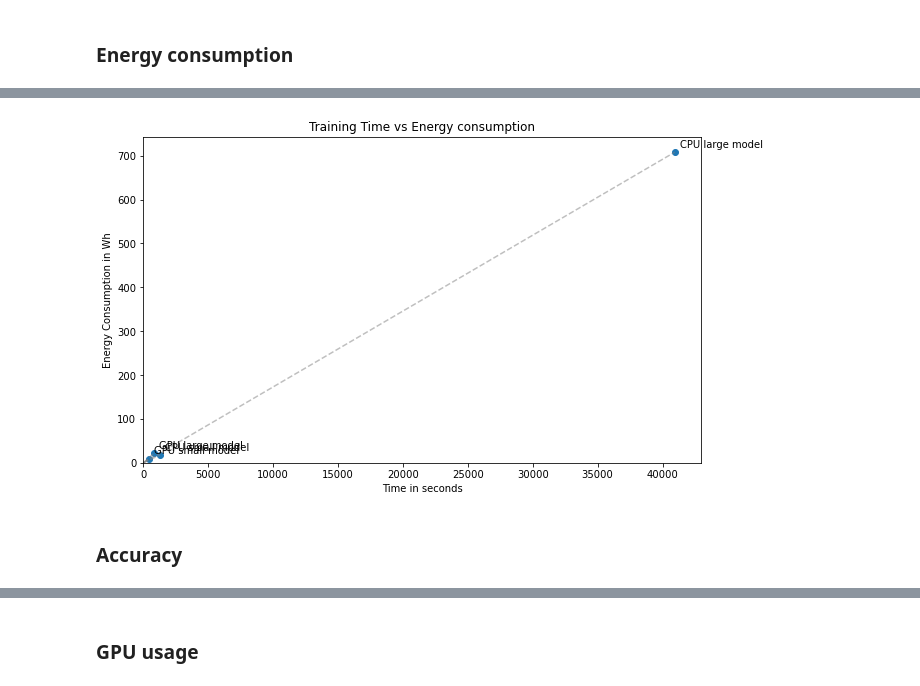
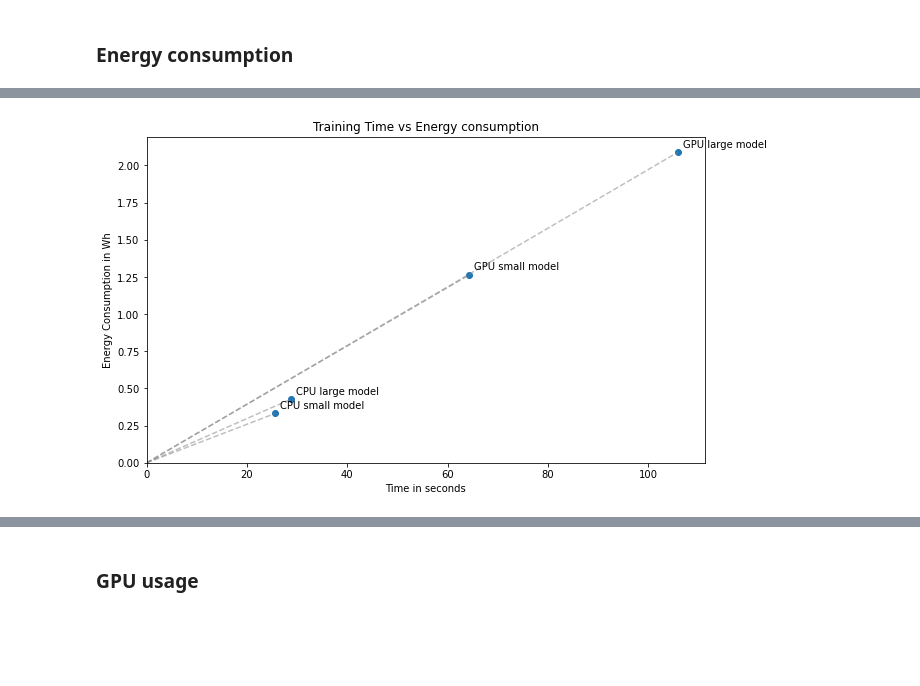
Before and after one commit to hanssssssssssssss/poet_ml_framework_tests, a Jupyter notebook: process_output/process_output_data.ipynb, the cells around one changed output, grey strips where cells are left out. Cells and saved outputs as stored; diff of their text form; code cells hidden in the pictures; blank space fills up the shorter version.

```diff
--- a/process_output/process_output_data.ipynb
+++ b/process_output/process_output_data.ipynb
@@ -277,7 +273,7 @@ for key, item in training_experiments_GPU.items():
     if stop:
         stop_index = int(stop / (sleep_interval/1000))
     gpu_usage = item["GPU_usage"][start_time:stop_index:every_nth_measurement]
-    label = f"{item['device']}-{item['model']}"
+    label = f"{item['device']} {item['model']} model"
     measured_timesteps = (len(gpu_usage) * every_nth_measurement)
     x_ticks = np.arange(int(start_time or 0), int(start_time or 0) + measured_timesteps) * (sleep_interval/1000)
     x_ticks = x_ticks[::every_nth_measurement]
@@ -329,7 +322,7 @@ def get_model_size(model_string):
 fig, ax = plt.subplots(figsize=(10, 6))
 
 categories = ["load_data", "setup","process_data"]
-n = len(training_experiments)
+n = len(inference_experiments)
 ind = range(n)
 bars = [0] * n
 
@@ -342,9 +335,9 @@ ax.set_ylabel("Time in seconds")
 ax.set_title("Total training duration")
 ax.set_xticks(ind)
 
-#x_labels = [f"{d['device']} {get_model_size(d['model'])} model" for d in inference_experiments.values()]
-#ax.set_xticklabels(x_labels)
-#ax.legend()
+x_labels = [f"{d['device']} {get_model_size(d['model'])} model" for d in inference_experiments.values()]
+ax.set_xticklabels(x_labels)
+ax.legend()
 
 # Add value labels on the bars
 for i, total in enumerate(bars):
@@ -358,7 +350,7 @@ ValueError: shape mismatch: objects cannot be broadcast to a single shape
 # %%
 # Prepare data for plotting
 categories = ["load_data", "setup","process_data"]
-n = len(training_experiments)
+n = len(inference_experiments)
 ind = np.arange(n)
 width = 0.35
 
@@ -371,8 +363,8 @@ fig, ax = plt.subplots(figsize=(10, 6))
 
 bars = np.zeros(n)
 for i, category in enumerate(categories):
-    gpu_values = [d["power"][category]["GPU"] / (1000000 * 3600) for d in training_experiments.values()]
-    cpu_values = [d["power"][category]["CPU"] / (1000000 * 3600) for d in training_experiments.values()]
+    gpu_values = [d["power"][category]["GPU"] / (1000000 * 3600) for d in inference_experiments.values()]
+    cpu_values = [d["power"][category]["CPU"] / (1000000 * 3600) for d in inference_experiments.values()]
 
     ax.bar(ind, gpu_values, width, bottom=bars, color=colors[i], hatch=hatches[0])
     ax.bar(ind, cpu_values, width, bottom=bars+gpu_values, color=colors[i], hatch=hatches[1])
@@ -385,7 +377,7 @@ ax.set_title("Total energy consumption")
 ax.set_xticks(ind)
 
 # Create custom x-axis labels
-x_labels = [f"{d['device']} {d['model']} model" for d in training_experiments.values()]
+x_labels = [f"{d['device']} {get_model_size(d['model'])} model" for d in inference_experiments.values()]
 ax.set_xticklabels(x_labels, rotation=0, ha="center")
 
 # Create custom legend
@@ -408,36 +402,34 @@ plt.show()
 # %%
 fig, ax = plt.subplots(figsize=(10, 6))
 energy_values = []
-training_times = []
+inference_times = []
 labels = []
 categories = ["load_data", "setup","process_data"]
 
-for key, item in training_experiments.items():
-    training_times.append(sum(item["time"].values()) / 1000000)
+for key, item in inference_experiments.items():
+    inference_times.append(sum(item["time"].values()) / 1000000)
     gpu_values = 0
     cpu_values = 0
     for i, category in enumerate(categories):
         gpu_values += item["power"][category]["GPU"] / (1000000 * 3600)
         cpu_values += item["power"][category]["CPU"] / (1000000 * 3600)
     energy_values.append(gpu_values + cpu_values)
-    labels.append(f"{item['device']} {item['model']} model")
+    labels.append(f"{item['device']} {get_model_size(item['model'])} model")
 
-scatter = ax.scatter(training_times, energy_values)
+scatter = ax.scatter(inference_times, energy_values)
 
 # Plot lines from origin to each point
-for time, energy in zip(training_times, energy_values):
+for time, energy in zip(inference_times, energy_values):
     ax.plot([0, time], [0, energy], color='gray', linestyle='--', alpha=0.5)
 
 ax.set_xlim(0, None)
 ax.set_ylim(0, None)
 ax.set_xlabel("Time in seconds")
 ax.set_ylabel("Energy Consumption in Wh")
 ax.set_title("Training Time vs Energy consumption")
 
 for i, label in enumerate(labels):
-    ax.annotate(label, (training_times[i], energy_values[i]), xytext=(5, 5),
+    ax.annotate(label, (inference_times[i], energy_values[i]), xytext=(5, 5),
                 textcoords="offset points")
 # %% [output]
-[figure, old version]
+[figure, new version]
-# %% [markdown]
-### Accuracy
```
Also changed, not shown: parts of 11 cells of this notebook.
